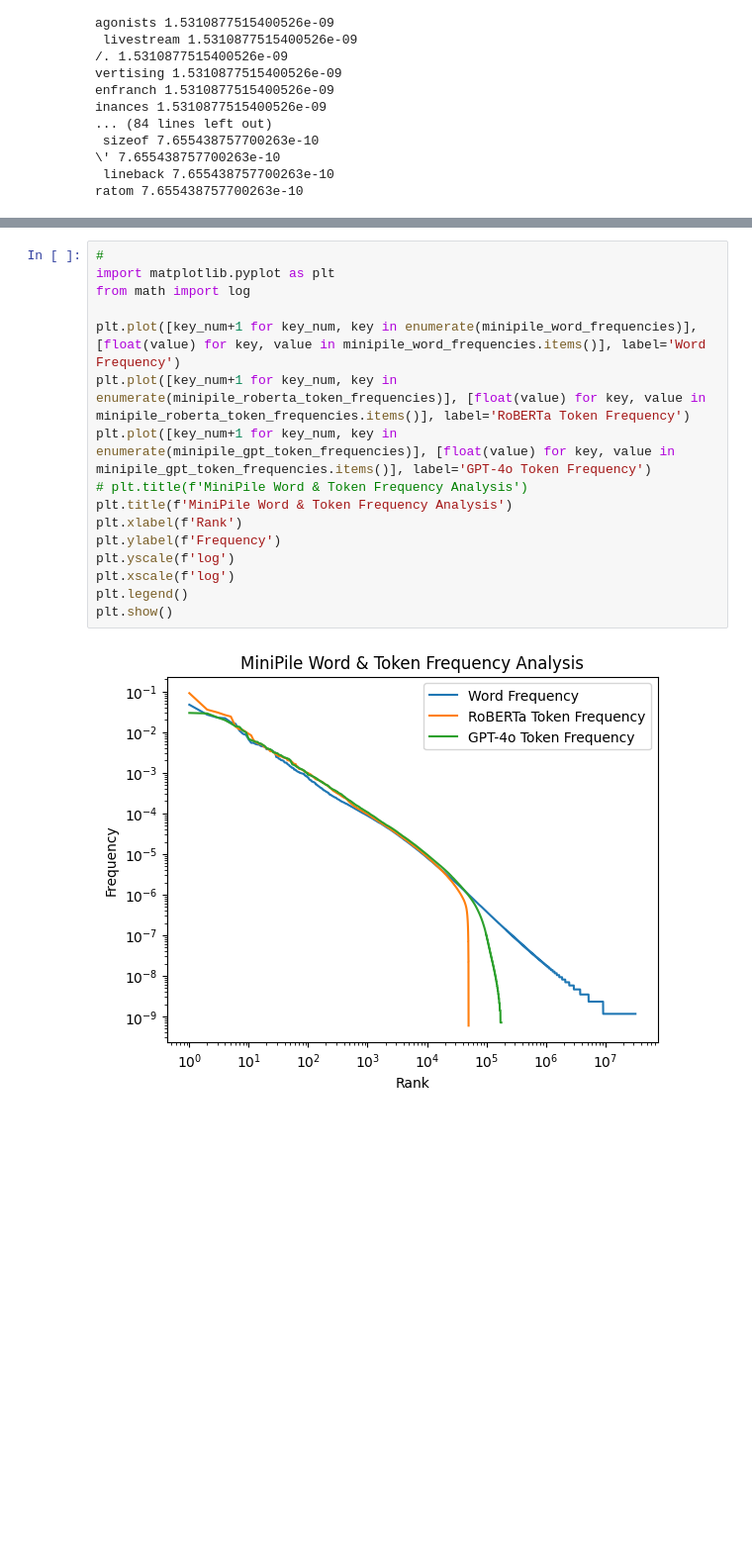
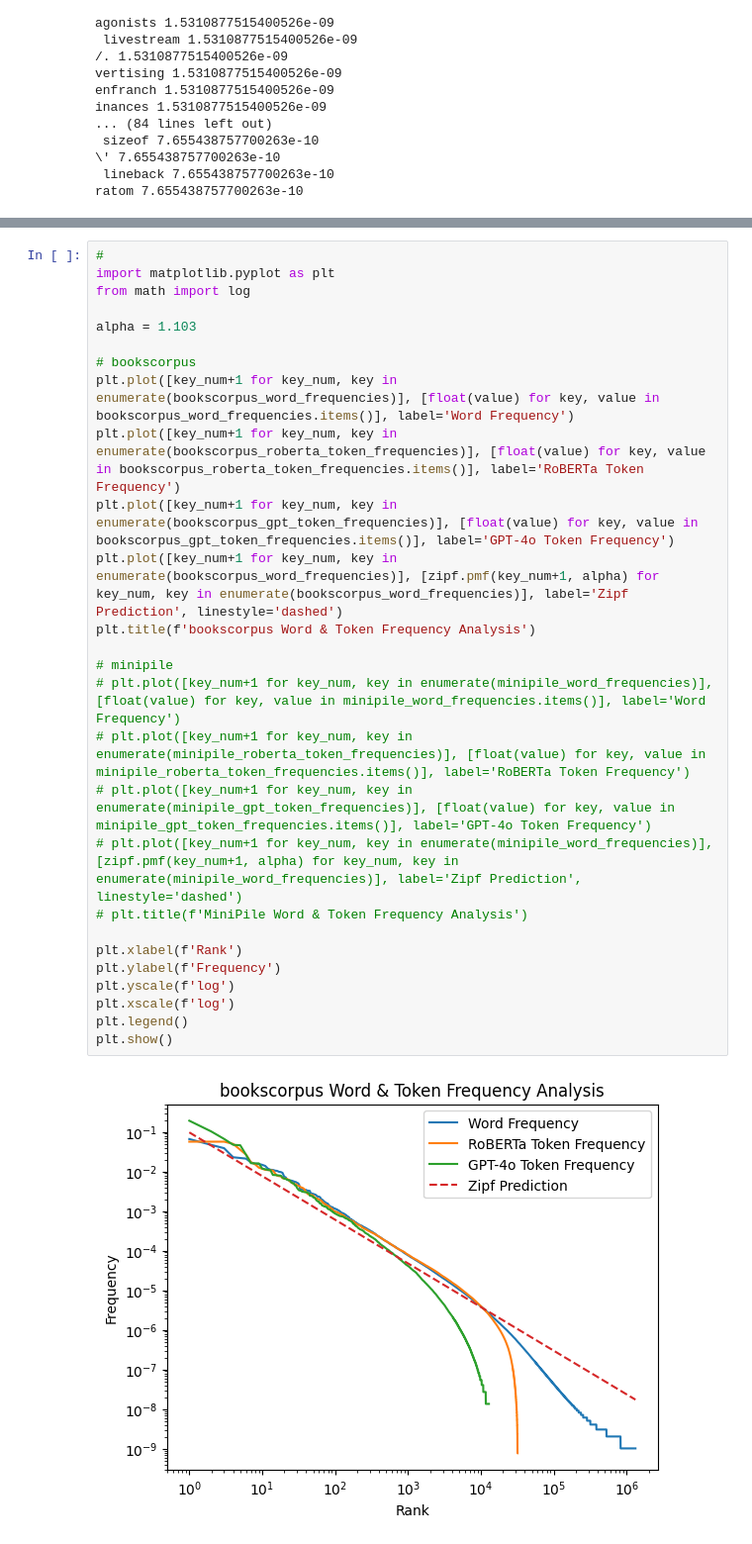
Before and after one commit to JackHanke/nlpsem, a Jupyter notebook: workspace.ipynb, the cells around one changed output, grey strips where cells are left out. Shown at 99% size. Cells and saved outputs as stored; diff of their text form; blank space fills up the shorter version.

```diff
--- a/workspace.ipynb
+++ b/workspace.ipynb
@@ -245,21 +296,32 @@ ratom 7.655438757700263e-10
 # %%
 #
 import matplotlib.pyplot as plt
 from math import log
 
-plt.plot([key_num+1 for key_num, key in enumerate(minipile_word_frequencies)], [float(value) for key, value in minipile_word_frequencies.items()], label='Word Frequency')
-plt.plot([key_num+1 for key_num, key in enumerate(minipile_roberta_token_frequencies)], [float(value) for key, value in minipile_roberta_token_frequencies.items()], label='RoBERTa Token Frequency')
-plt.plot([key_num+1 for key_num, key in enumerate(minipile_gpt_token_frequencies)], [float(value) for key, value in minipile_gpt_token_frequencies.items()], label='GPT-4o Token Frequency')
+alpha = 1.103
+
+# bookscorpus
+plt.plot([key_num+1 for key_num, key in enumerate(bookscorpus_word_frequencies)], [float(value) for key, value in bookscorpus_word_frequencies.items()], label='Word Frequency')
+plt.plot([key_num+1 for key_num, key in enumerate(bookscorpus_roberta_token_frequencies)], [float(value) for key, value in bookscorpus_roberta_token_frequencies.items()], label='RoBERTa Token Frequency')
+plt.plot([key_num+1 for key_num, key in enumerate(bookscorpus_gpt_token_frequencies)], [float(value) for key, value in bookscorpus_gpt_token_frequencies.items()], label='GPT-4o Token Frequency')
+plt.plot([key_num+1 for key_num, key in enumerate(bookscorpus_word_frequencies)], [zipf.pmf(key_num+1, alpha) for key_num, key in enumerate(bookscorpus_word_frequencies)], label='Zipf Prediction', linestyle='dashed')
+plt.title(f'bookscorpus Word & Token Frequency Analysis')
+
+# minipile
+# plt.plot([key_num+1 for key_num, key in enumerate(minipile_word_frequencies)], [float(value) for key, value in minipile_word_frequencies.items()], label='Word Frequency')
+# plt.plot([key_num+1 for key_num, key in enumerate(minipile_roberta_token_frequencies)], [float(value) for key, value in minipile_roberta_token_frequencies.items()], label='RoBERTa Token Frequency')
+# plt.plot([key_num+1 for key_num, key in enumerate(minipile_gpt_token_frequencies)], [float(value) for key, value in minipile_gpt_token_frequencies.items()], label='GPT-4o Token Frequency')
+# plt.plot([key_num+1 for key_num, key in enumerate(minipile_word_frequencies)], [zipf.pmf(key_num+1, alpha) for key_num, key in enumerate(minipile_word_frequencies)], label='Zipf Prediction', linestyle='dashed')
 # plt.title(f'MiniPile Word & Token Frequency Analysis')
-plt.title(f'MiniPile Word & Token Frequency Analysis')
+
 plt.xlabel(f'Rank')
 plt.ylabel(f'Frequency')
 plt.yscale(f'log')
 plt.xscale(f'log')
 plt.legend()
 plt.show()
 # %% [output]
-[figure, old version]
+[figure, new version]
 # %%
 import scipy
 # import scipy.stats as stats
```
Also changed, not shown: parts of 5 cells of this notebook, 4 other files.
